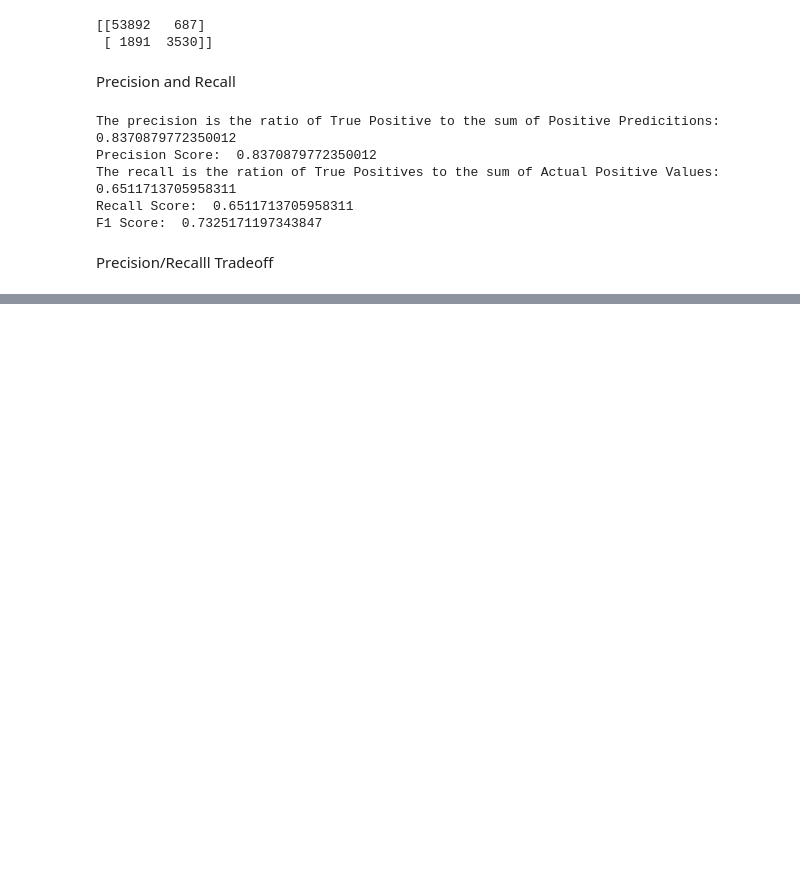
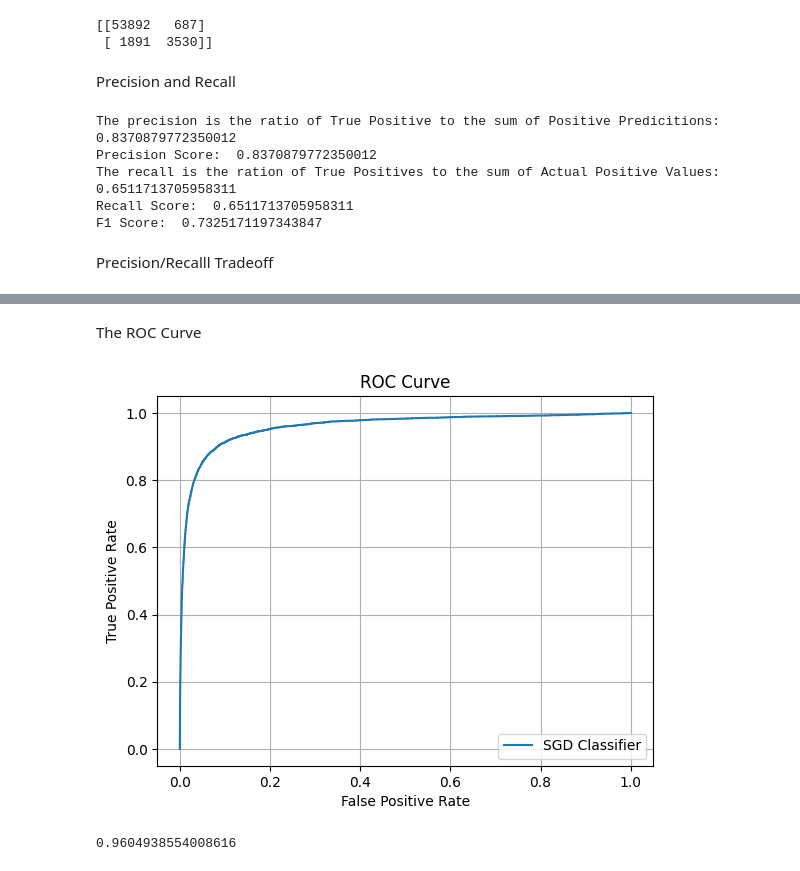
Before and after one commit to richardronyo/ml-experiments, a Jupyter notebook: homl/classification_notes.ipynb, the cells around one changed output, grey strips where cells are left out. Cells and saved outputs as stored; diff of their text form; code cells hidden in the pictures; blank space fills up the shorter version.

```diff
--- a/homl/classification_notes.ipynb
+++ b/homl/classification_notes.ipynb
@@ -130,0 +180,28 @@ Precision/Recalll Tradeoff
+# %% [markdown]
+The ROC Curve
+# %%
+#The ROC Curve models True Positive Rate vs False Positive Rate
+from sklearn.metrics import roc_curve
+
+fpr, tpr, thresholds = roc_curve(y_train_5, y_scores)
+
+def plot_roc_curve(fpr, tpr, label = None):
+    plt.title("ROC Curve")
+    plt.xlabel("False Positive Rate")
+    plt.ylabel("True Positive Rate")
+
+    plt.plot(fpr, tpr, label = label)
+    plt.grid()
+    plt.legend()
+
+plot_roc_curve(fpr, tpr, "SGD Classifier")
+# %% [output]
+[figure, added]
+# %%
+from sklearn.metrics import roc_auc_score
+#The AUC scores calculates the area under the ROC Curve.
+#A perfect classifier will have an AUC of 1, and a purely random classifier will have an AUC of 0.5
+
+roc_auc_score(y_train_5, y_scores)
+# %% [output]
+0.9604938554008616
```
Also changed, not shown: parts of 6 cells of this notebook.
